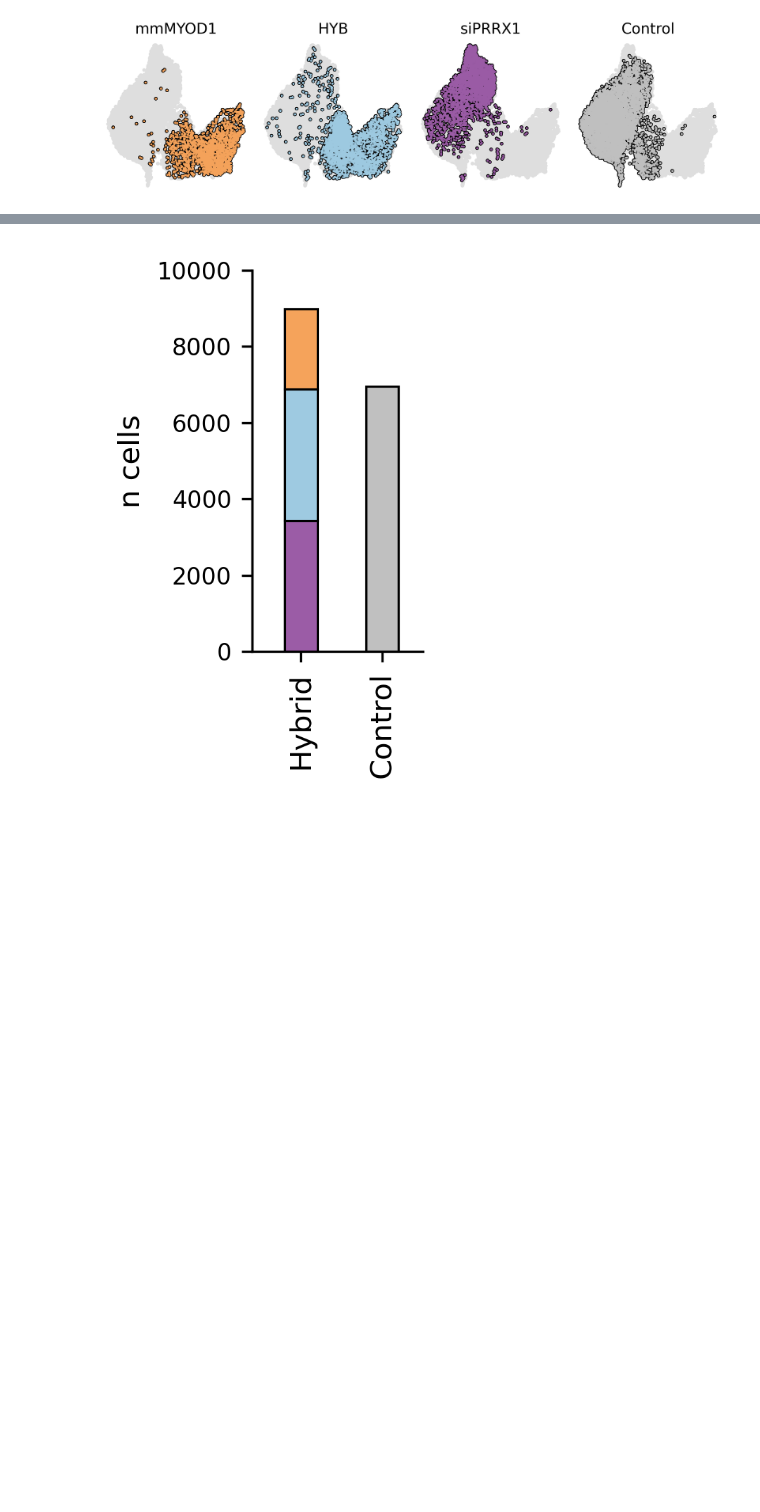
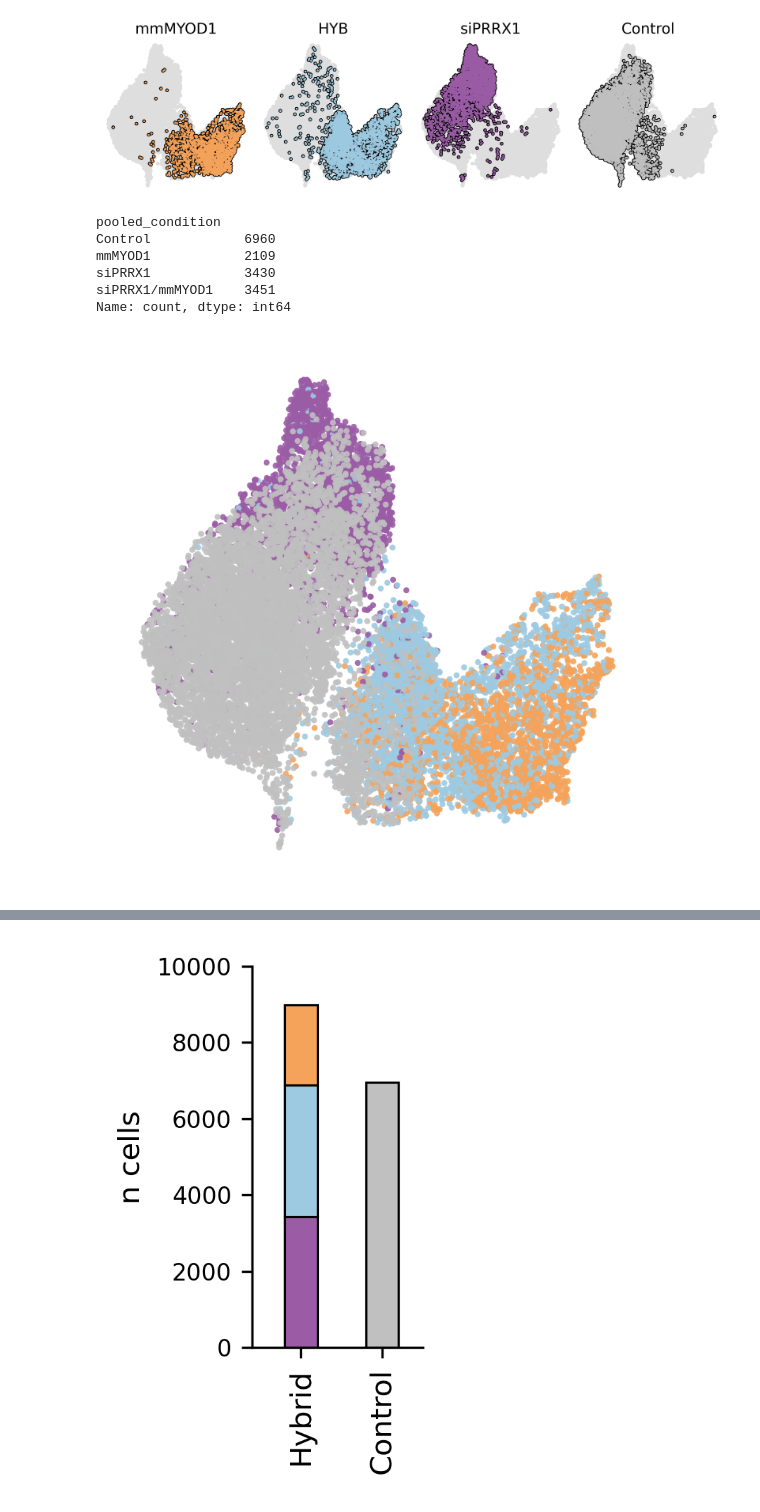
Before and after one commit to jrcwycy/hybrid_reprogramming, a Jupyter notebook: notebooks/anndatas/pretty_plots.ipynb, the cells around one changed output, grey strips where cells are left out. Drawn from its saved outputs; the diff is of its cells as text; code cells hidden in the pictures; blank space fills up the shorter version.

```diff
--- a/notebooks/anndatas/pretty_plots.ipynb
+++ b/notebooks/anndatas/pretty_plots.ipynb
@@ -242,3 +249,12 @@ plt.tight_layout()
 plt.show()
 # %% [output]
 [figure]
+# %%
+adata.obs['pooled_condition'].value_counts(sort=False)
+# %% [output]
+pooled_condition
+Control            6960
+mmMYOD1            2109
+siPRRX1            3430
+siPRRX1/mmMYOD1    3451
+Name: count, dtype: int64
@@ -244,0 +270,18 @@ plt.show()
+# %%
+plt.rcParams['figure.dpi'] = 300
+plt.rcParams['figure.figsize'] = 3, 3
+
+sc.pl.umap(
+    adata,
+    color='pooled_condition',
+    size=15,
+    # add_outline=True,
+    # outline_color=('k', 'k'),
+    frameon=False,
+    alpha=0.9,
+    title="",
+    # palette=dataset_colors,
+    legend_loc='none',
+)
+# %% [output]
+[figure, added]
```
Also changed, not shown: parts of 9 cells of this notebook, 6 other files.
